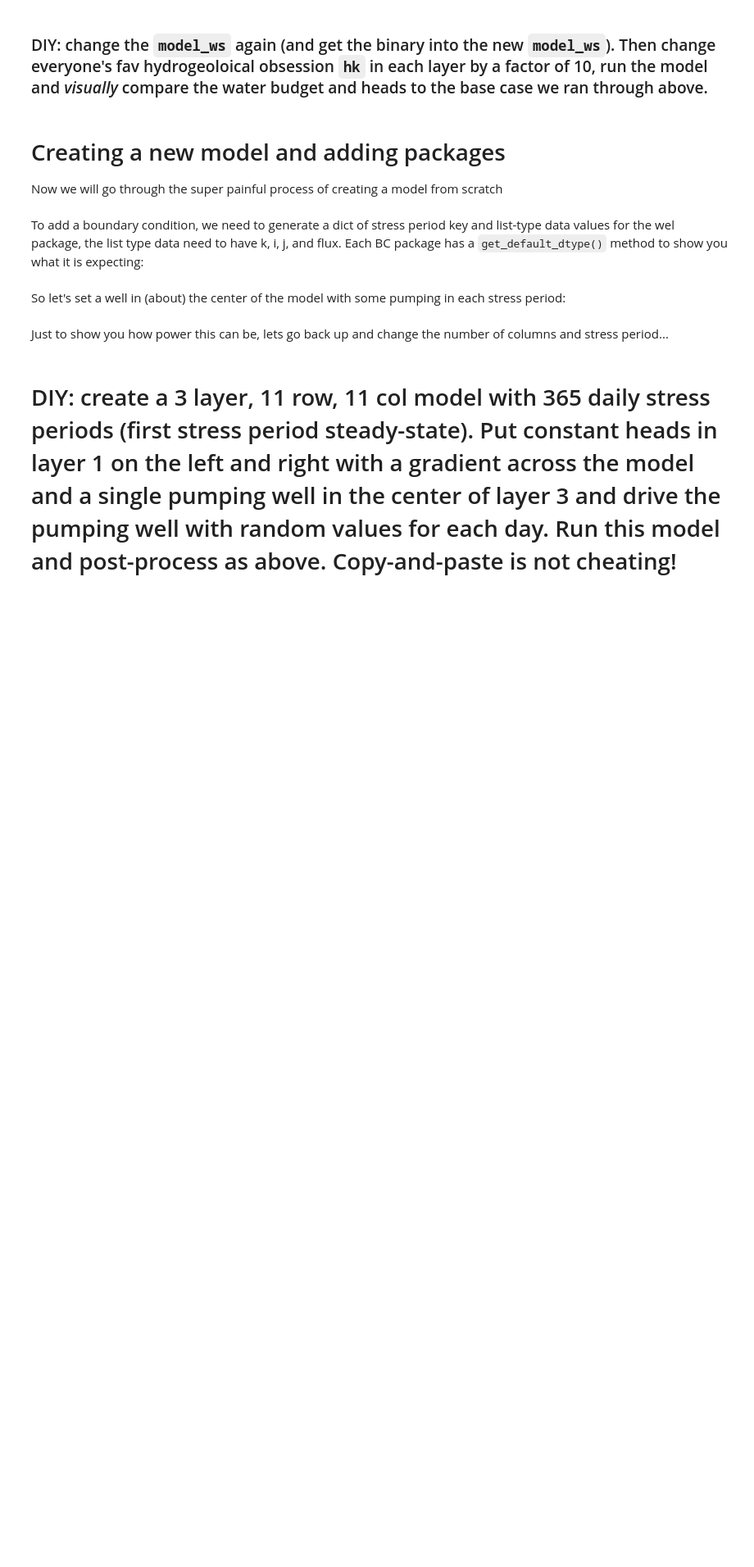
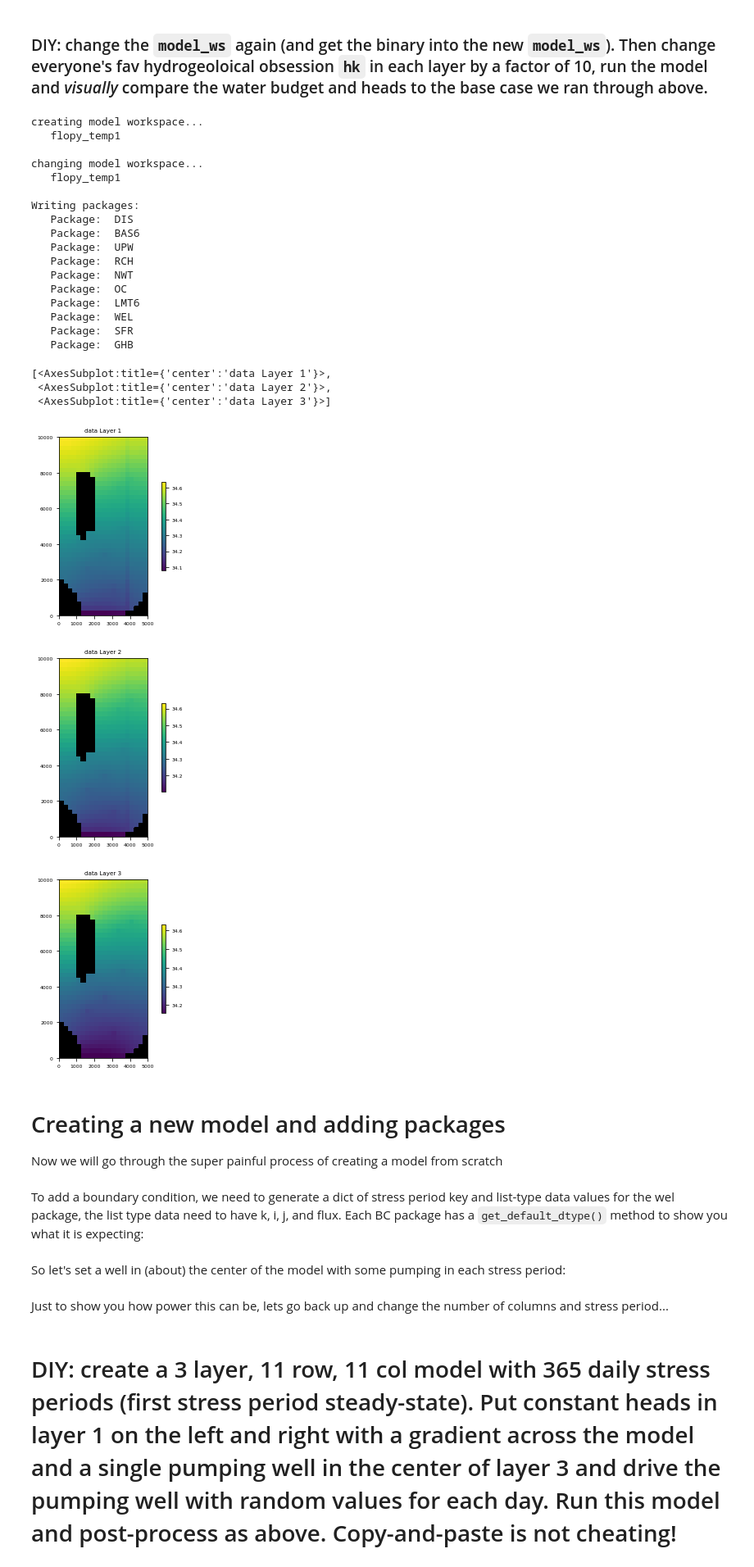
Before and after one commit to jtwhite79/decision_support_analysis_notebooks, a Jupyter notebook: notebooks/flopy_basics.ipynb, the cells around one changed output. Shown at 82% size. Drawn from its saved outputs; the diff is of its cells as text; code cells hidden in the pictures; blank space fills up the shorter version.

```diff
--- a/notebooks/flopy_basics.ipynb
+++ b/notebooks/flopy_basics.ipynb
@@ -150,5 +331,45 @@ plt.show()
 # %% [markdown]
 ### DIY: change the `model_ws` again (and get the binary into the new `model_ws`).  Then change everyone's fav hydrogeoloical obsession `hk` in each layer by a factor of 10, run the model and *visually* compare the water budget and heads to the base case we ran through above.
+# %%
+#step 0: change_model_ws
+m.change_model_ws("flopy_temp1",reset_external=True)
+#step 1: change hk: m.upw.hk
+m.upw.hk *= 10.0
+#step 2: write inputs
+m.write_input()
+#step 3: copy binary into model_ws
+src_exe = os.path.join("bin","win","mfnwt.exe")
+dest_exe = os.path.join("flopy_temp1","mfnwt.exe")
+shutil.copy2(src_exe,dest_exe)
+#step 4: run model
+pyemu.os_utils.run("mfnwt freyberg.nam",cwd=m.model_ws)
+#step 5: plot results
+hds = flopy.utils.HeadFile(os.path.join(m.model_ws,m.name+".hds"),model=m)
+hds.plot(mflay=None,totim=None,colorbar=True)
+# %% [output]
+creating model workspace...
+   flopy_temp1
+
+changing model workspace...
+   flopy_temp1
+
+Writing packages:
+   Package:  DIS
+   Package:  BAS6
+   Package:  UPW
+   Package:  RCH
+   Package:  NWT
+   Package:  OC
+   Package:  LMT6
+   Package:  WEL
+   Package:  SFR
+   Package:  GHB
+[<AxesSubplot:title={'center':'data Layer 1'}>,
+ <AxesSubplot:title={'center':'data Layer 2'}>,
+ <AxesSubplot:title={'center':'data Layer 3'}>]
+[figure, added]
+[figure, added]
+[figure, added]
 # %% [markdown]
 # Creating a new model and adding packages
 
```
Also changed, not shown: parts of 27 cells of this notebook, 2 other files.
